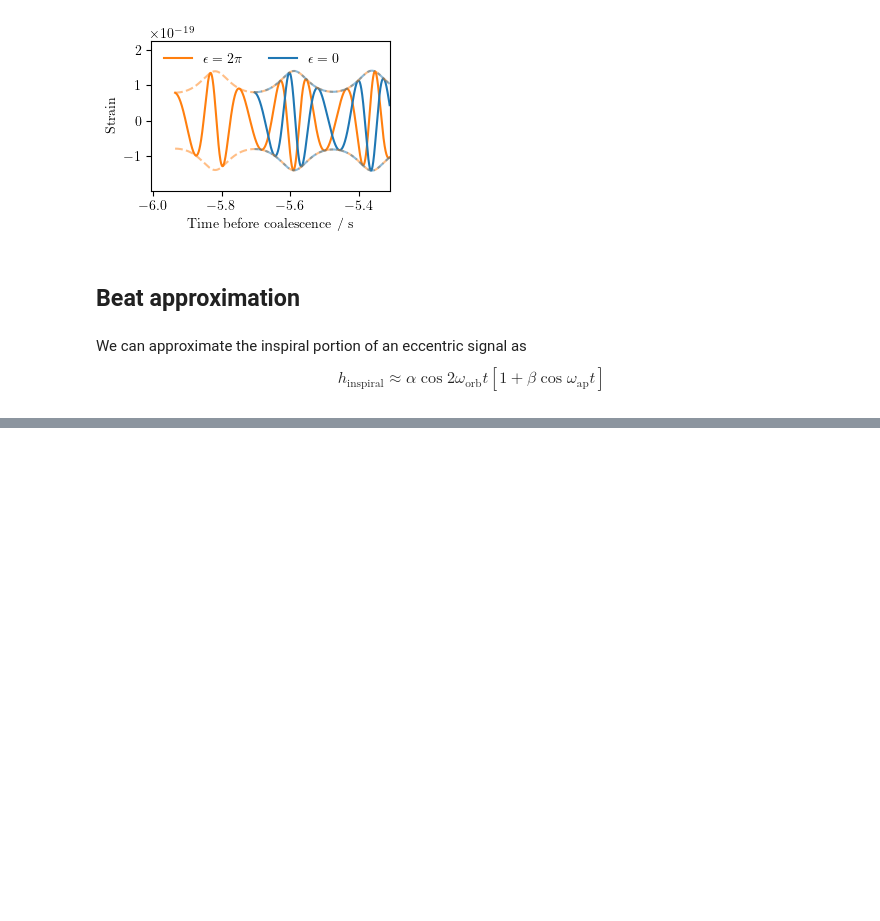
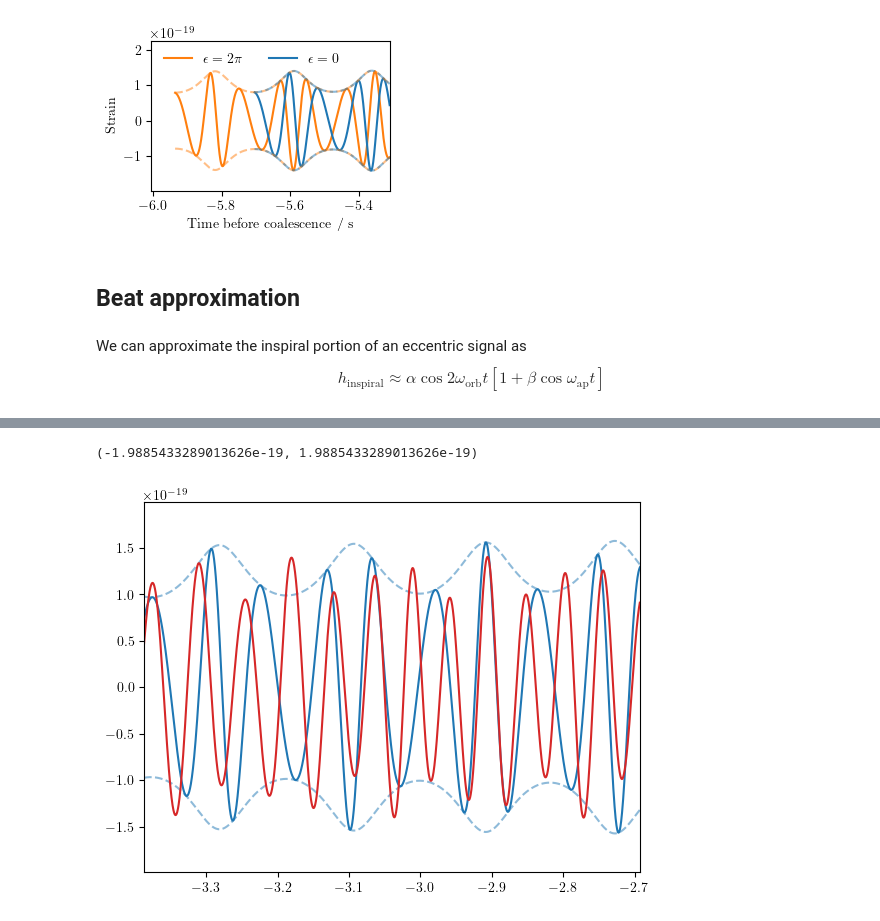
Before and after one commit to BenGPatterson/EccentricHarmonics, a Jupyter notebook: shifting_MA.ipynb, the cells around one changed output, grey strips where cells are left out. Cells and saved outputs as stored; diff of their text form; code cells hidden in the pictures; blank space fills up the shorter version.

```diff
--- a/shifting_MA.ipynb
+++ b/shifting_MA.ipynb
@@ -70,6 +73,13 @@ We can approximate the inspiral portion of an eccentric signal as
 $$
 h_\mathrm{inspiral} \approx \alpha \cos{2\omega_\mathrm{orb}t} \left[1+\beta\cos{\omega_\mathrm{ap}t}\right]
 $$
+# %%
+#  Beat parameters
+alpha_m = 0
+alpha_c = 1.17e-19
+beta_m = 0
+beta_c = -0.2
+t0 = -0.035
 # %%
 # Gets orbital frequency from gravitational wave frequency
 def f_orb(f_gw):
@@ -161,0 +95,41 @@ plt.savefig('Figures/2piMA.pgf')
+# %%
+# Track gw frequency from max power in qtransform
+h_q_times, h_q_freqs, h_q_plane = h.real().qtransform(1/sample_rate, logfsteps=300, qrange=(50,50), frange=(f_low, 100))
+h_q_amp = h_q_plane**0.5
+h_q_amp = (h_q_amp.T / np.max(h_q_amp, axis=1)).T
+t = h_q_times[:-int(25*sample_rate/512):int(10*sample_rate/512)]
+f_gw = h_q_freqs[np.argmax(h_q_amp, axis=0)[:-int(25*sample_rate/512):int(10*sample_rate/512)]]
+f_gw = np.convolve(f_gw, np.ones(11), "valid")/11
+t = t[5:-5]
+
+# Set up frequencies for 'beat' waveform
+f_o = f_orb(f_gw)
+f_a = f_ap(f_gw, f_low, e, chirp2total(chirp, q))
+f_o_interp = interp1d(t-h.sample_times[0], f_o, fill_value='extrapolate')
+f_a_interp = interp1d(t-h.sample_times[0], f_a, fill_value='extrapolate')
+t = np.array(h.sample_times[int(10*len_2pi*sample_rate):int(13*len_2pi*sample_rate)])-h.sample_times[0]
+f_o = f_o_interp(t)
+f_a = f_a_interp(t)
+# %%
+# Create approximate 'beat' waveform
+def beat_waveform(alpha_m, alpha_c, beta_m, beta_c, t0):
+
+    # Calculate alpha and beta for all times
+    alpha = alpha_m*(t+t0) + alpha_c
+    beta = beta_m*(t+t0) + beta_c
+
+    # Create array
+    amp_mods = 1+beta*np.cos(2*np.pi*f_a*(t+t0))
+    b_arr = alpha*np.cos(4*np.pi*f_o*(t+t0))*amp_mods
+    return b_arr
+
+b_arr = beat_waveform(alpha_m, alpha_c, beta_m, beta_c, t0)
+plt.plot(h.sample_times, h.real(), c='C0')
+plt.plot(h.sample_times, np.abs(h), c='C0', ls='dashed', alpha=0.5)
+plt.plot(h.sample_times, -np.abs(h), c='C0', ls='dashed', alpha=0.5)
+plt.plot(t+h.sample_times[0], b_arr, c='C3')
+plt.xlim(h.sample_times[0]+10*len_2pi, h.sample_times[0]+13*len_2pi)
+plt.ylim(-1.4*max_h, 1.4*max_h)
+# %% [output]
+(-1.9885433289013626e-19, 1.9885433289013626e-19)
+[figure, added]
```
Also changed, not shown: parts of 5 cells of this notebook, 1 other file.
